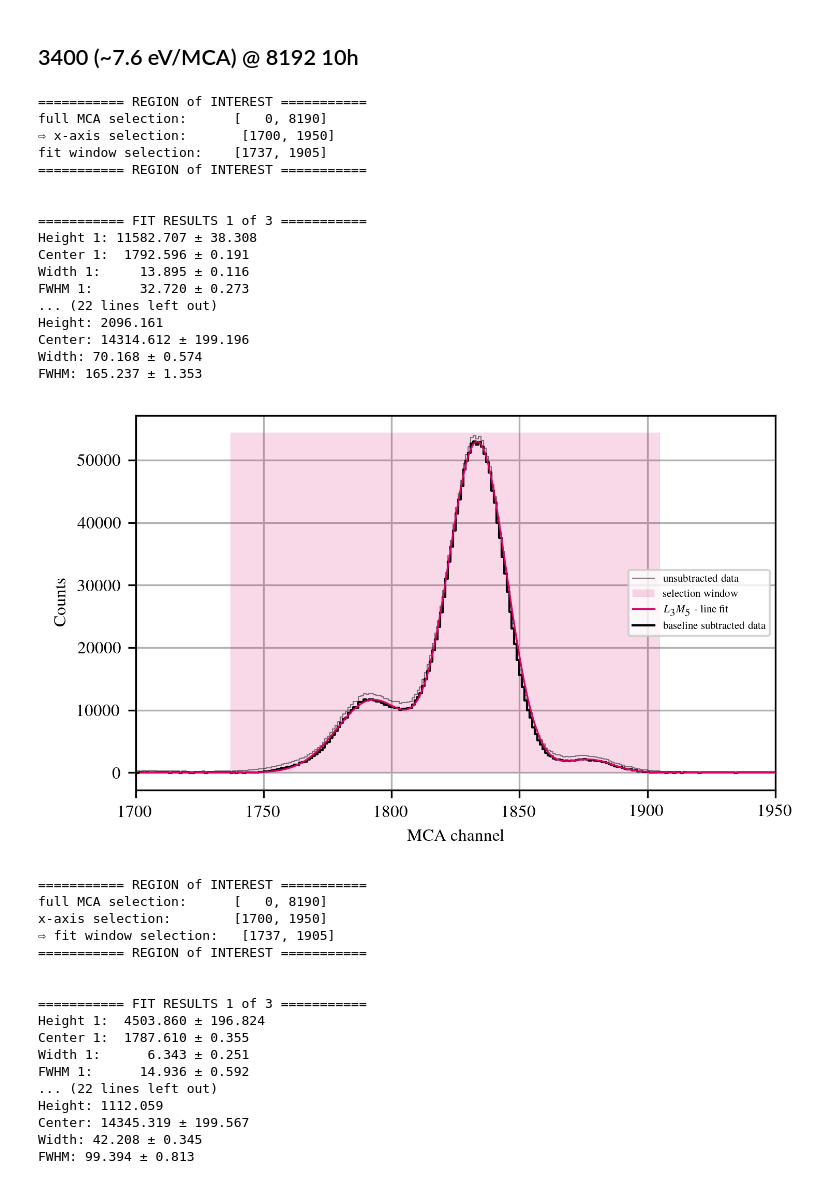
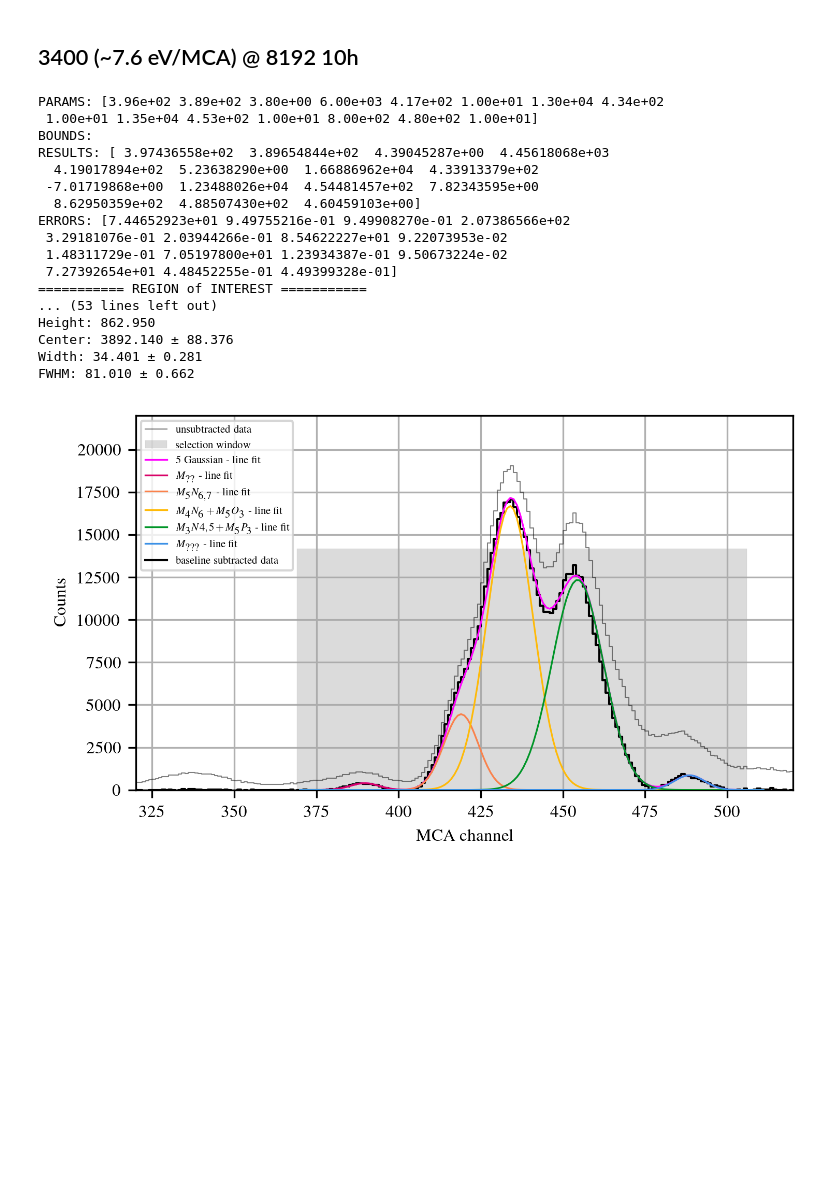
Before and after one commit to SirPhoenix007/IBA-Bonn, a Jupyter notebook: Study_2602_PIXEDetector/PIXE_results_HarwellSource.ipynb, the cells around one changed output. Drawn from its saved outputs; the diff is of its cells as text; code cells hidden in the pictures; blank space fills up the shorter version.

Commit message:
implementation curve_fit, M complex fit

```diff
--- a/Study_2602_PIXEDetector/PIXE_results_HarwellSource.ipynb
+++ b/Study_2602_PIXEDetector/PIXE_results_HarwellSource.ipynb
@@ -511,7 +580,7 @@ def selection_fitter_plotter(file:str, peaks:list,
         gcp = [1,5]
     elif (col_flag == False):
         gauss_color = color_schemes['c_complementary']
-        gcp = [0,3,4,5,6,7]
+        gcp = [0,3,5,6,4,7]
 
     data = read_json_formatted_file(file)
 
@@ -562,7 +631,7 @@ def selection_fitter_plotter(file:str, peaks:list,
             # plt.fill_between(x=bins[gauss_left:gauss_right],y1=double_gauss_func(beta['param'], bins[gauss_left:gauss_right]),alpha=0.4, color=gauss_color[gcp[p]], zorder=2, label=fr'{info[p+1]} - line fit')
         elif (gauss_ident[p] == 'multi'):
             select_window = find_selection_window(peaks[p], bin_grad, gauss_type='m')
-            plt.fill_betweenx(y=[0,np.max([peaks[p][i] for i in range(0,len(peaks[p]),3)])*1.05],x1=select_window[0],x2=select_window[1],color=gauss_color[gcp[p]], zorder=2, alpha=0.15, lw=0.1, label='selection window')
+            plt.fill_betweenx(y=[0,np.max([peaks[p][i] for i in range(0,len(peaks[p]),3)])*1.05],x1=select_window[0],x2=select_window[1],color=color_schemes['c_back'], zorder=2, alpha=0.4, lw=0.1, label='selection window')
 
             beta, sub_sw = peak_fitter(file=file, init_values=peaks[p], gauss_ident=gauss_ident[p], select_window=select_window, xlim=xlim, substract_flag=s_flag, region_flag=r_flag)
 
@@ -573,7 +642,9 @@ def selection_fitter_plotter(file:str, peaks:list,
             gauss_left = int(beta['param'][1]*0.95)
             gauss_right = int(beta['param'][-2]*1.05)
 
-            plt.plot(bins[gauss_left:gauss_right],multi_gauss(beta['param'], bins[gauss_left:gauss_right]),lw=0.8, color=gauss_color[gcp[p]], zorder=3, label=fr'{info[p+1]} - line fit')
+            plt.plot(bins[gauss_left:gauss_right],multi_gauss(beta['param'], bins[gauss_left:gauss_right]),lw=0.8, color="#FF00FF", zorder=3, label=fr'{int(len(beta['param'])/3)} Gaussian - line fit')
+            for i in range(0,len(beta['param']),3):
+                plt.plot(bins[gauss_left:gauss_right],gauss_func(beta['param'][i:i+3], bins[gauss_left:gauss_right]),lw=0.8, color=gauss_color[gcp[int(i/3)]], zorder=3, label=fr'{info[int(i/3)+1]} - line fit')
 
     if (s_flag == True and r_flag == 'roi_x'):
         plt.step(bins[xlim[0]:xlim[1]+1], sub_sw, lw=1, color='black', zorder=2, label=f'baseline subtracted data')
@@ -601,70 +672,62 @@ file_to_analyze = './/collected_data//2026_05_13//20260513-160638.vspc'
 init_val1 = [[1800,7820,19]]
 init_val2 = [[10500,1780,12,51800,1830,10,2200,1876,10]]
 init_val3 = [[2000,3460,15]]
+init_val4 = [[396,389,3.8,6000,417,10,13000,434,10,13500,453,10,800,480,10]]
 xlim1 = [7700,8000]
 xlim2 = [1700,1950]
 xlim3 = [3350,3550]
+xlim4 = [320,520]
 ylim1 = [0,2000]
 ylim2 = []
 ylim3 = [0,2300]
+ylim4 = [0,22000]
 info1 = ['Americium', r'$\gamma_{2,0}$']
 info2 = ['Neptunium', r'$L_3M_5$', 'test1','test2', 'test3']
 info3 = ['Americium', r'$\gamma_{4,0}$']
+info4 = ['Neptunium', r'$M_{??}$', r'$M_5N_{6,7}$', r'$M_4N_6 + M_5O_3$', r'$M_3N{4,5} + M_5P_3$', r'$M_{???}$']
 gauss1 = ['single']
 gauss2 = ['multi']
 gauss3 = ['single']
+gauss4 = ['multi']
+
 
 # selection_fitter_plotter(file = file_to_analyze, peaks = init_val1, xlim=xlim1, ylim=ylim1, info=info1, col_flag=True, identifier='0s', gauss_ident=gauss1, s_flag=True, r_flag='roi_x')
 # selection_fitter_plotter(file = file_to_analyze, peaks = init_val1, xlim=xlim1, ylim=ylim1, info=info1, col_flag=True, identifier='0sf', gauss_ident=gauss1, s_flag=True, r_flag='roi_f')
 # selection_fitter_plotter(file = file_to_analyze, peaks = init_val1, xlim=xlim1, ylim=ylim1, info=info1, col_flag=True, identifier='0st', gauss_ident=gauss1, s_flag=True, r_flag='roi_t')
 
 # selection_fitter_plotter(file = file_to_analyze, peaks = init_val3, xlim=xlim3, ylim=ylim3, info=info3, col_flag=True, identifier='3s', gauss_ident=gauss3, s_flag=False, r_flag='roi_x')
 # selection_fitter_plotter(file = file_to_analyze, peaks = init_val3, xlim=xlim3, ylim=ylim3, info=info3, col_flag=True, identifier='3s', gauss_ident=gauss3, s_flag=True, r_flag='roi_x')
 # selection_fitter_plotter(file = file_to_analyze, peaks = init_val3, xlim=xlim3, ylim=ylim3, info=info3, col_flag=True, identifier='3sf', gauss_ident=gauss3, s_flag=True, r_flag='roi_f')
 # selection_fitter_plotter(file = file_to_analyze, peaks = init_val3, xlim=xlim3, ylim=ylim3, info=info3, col_flag=True, identifier='3st', gauss_ident=gauss3, s_flag=True, r_flag='roi_t')
 
-selection_fitter_plotter(file = file_to_analyze, peaks = init_val2, xlim=xlim2, ylim=ylim2, info=info2, col_flag=False, identifier='2s', gauss_ident=gauss2, s_flag=True, r_flag='roi_x')
-selection_fitter_plotter(file = file_to_analyze, peaks = init_val2, xlim=xlim2, ylim=ylim2, info=info2, col_flag=False, identifier='2sf', gauss_ident=gauss2, s_flag=True, r_flag='roi_f')
-selection_fitter_plotter(file = file_to_analyze, peaks = init_val2, xlim=xlim2, ylim=ylim2, info=info2, col_flag=False, identifier='2st', gauss_ident=gauss2, s_flag=True, r_flag='roi_t')
+# selection_fitter_plotter(file = file_to_analyze, peaks = init_val2, xlim=xlim2, ylim=ylim2, info=info2, col_flag=False, identifier='2s', gauss_ident=gauss2, s_flag=True, r_flag='roi_x')
+# selection_fitter_plotter(file = file_to_analyze, peaks = init_val2, xlim=xlim2, ylim=ylim2, info=info2, col_flag=False, identifier='2sf', gauss_ident=gauss2, s_flag=True, r_flag='roi_f')
+# selection_fitter_plotter(file = file_to_analyze, peaks = init_val2, xlim=xlim2, ylim=ylim2, info=info2, col_flag=False, identifier='2st', gauss_ident=gauss2, s_flag=True, r_flag='roi_t')
 
+selection_fitter_plotter(file = file_to_analyze, peaks = init_val4, xlim=xlim4, ylim=ylim4, info=info4, col_flag=False, identifier='4s', gauss_ident=gauss4, s_flag=True, r_flag='roi_x')
+# selection_fitter_plotter(file = file_to_analyze, peaks = init_val4, xlim=xlim4, ylim=ylim4, info=info4, col_flag=False, identifier='4sf', gauss_ident=gauss4, s_flag=True, r_flag='roi_f')
+# selection_fitter_plotter(file = file_to_analyze, peaks = init_val4, xlim=xlim4, ylim=ylim4, info=info4, col_flag=False, identifier='4st', gauss_ident=gauss4, s_flag=True, r_flag='roi_t')
 
 
 # all_peaks_one_measurement(file = file_to_analyze, peaks = init_val1, xlim=xlim1, ylim=ylim1, info=info1, col_flag=True, identifier='0', gauss_ident=gauss1)
 # all_peaks_one_measurement(file = file_to_analyze, peaks = init_val2, xlim=xlim2, ylim=ylim2, info=info2, col_flag=True, identifier='1', gauss_ident=gauss2)
 # all_peaks_one_measurement(file = file_to_analyze, peaks = init_val3, xlim=xlim3, ylim=ylim3, info=info3, col_flag=True, identifier='3', gauss_ident=gauss3)
 # %% [output]
+PARAMS: [3.96e+02 3.89e+02 3.80e+00 6.00e+03 4.17e+02 1.00e+01 1.30e+04 4.34e+02
+ 1.00e+01 1.35e+04 4.53e+02 1.00e+01 8.00e+02 4.80e+02 1.00e+01]
+BOUNDS:
+RESULTS: [ 3.97436558e+02  3.89654844e+02  4.39045287e+00  4.45618068e+03
+  4.19017894e+02  5.23638290e+00  1.66886962e+04  4.33913379e+02
+ -7.01719868e+00  1.23488026e+04  4.54481457e+02  7.82343595e+00
+  8.62950359e+02  4.88507430e+02  4.60459103e+00]
+ERRORS: [7.44652923e+01 9.49755216e-01 9.49908270e-01 2.07386566e+02
+ 3.29181076e-01 2.03944266e-01 8.54622227e+01 9.22073953e-02
+ 1.48311729e-01 7.05197800e+01 1.23934387e-01 9.50673224e-02
+ 7.27392654e+01 4.48452255e-01 4.49399328e-01]
 =========== REGION of INTEREST ===========
-full MCA selection:      [   0, 8190]
-⇨ x-axis selection:       [1700, 1950]
-fit window selection:    [1737, 1905]
-=========== REGION of INTEREST ===========
-
-
-=========== FIT RESULTS 1 of 3 ===========
-Height 1: 11582.707 ± 38.308
-Center 1:  1792.596 ± 0.191
-Width 1:     13.895 ± 0.116
-FWHM 1:      32.720 ± 0.273
-... (22 lines left out)
-Height: 2096.161
-Center: 14314.612 ± 199.196
-Width: 70.168 ± 0.574
-FWHM: 165.237 ± 1.353
+... (53 lines left out)
+Height: 862.950
+Center: 3892.140 ± 88.376
+Width: 34.401 ± 0.281
+FWHM: 81.010 ± 0.662
-[figure, old version]
+[figure, new version]
-=========== REGION of INTEREST ===========
-full MCA selection:      [   0, 8190]
-x-axis selection:        [1700, 1950]
-⇨ fit window selection:   [1737, 1905]
-=========== REGION of INTEREST ===========
-
-
-=========== FIT RESULTS 1 of 3 ===========
-Height 1:  4503.860 ± 196.824
-Center 1:  1787.610 ± 0.355
-Width 1:      6.343 ± 0.251
-FWHM 1:      14.936 ± 0.592
-... (22 lines left out)
-Height: 1112.059
-Center: 14345.319 ± 199.567
-Width: 42.208 ± 0.345
-FWHM: 99.394 ± 0.813
```
Also changed, not shown: parts of 4 cells of this notebook, 14 other files.
